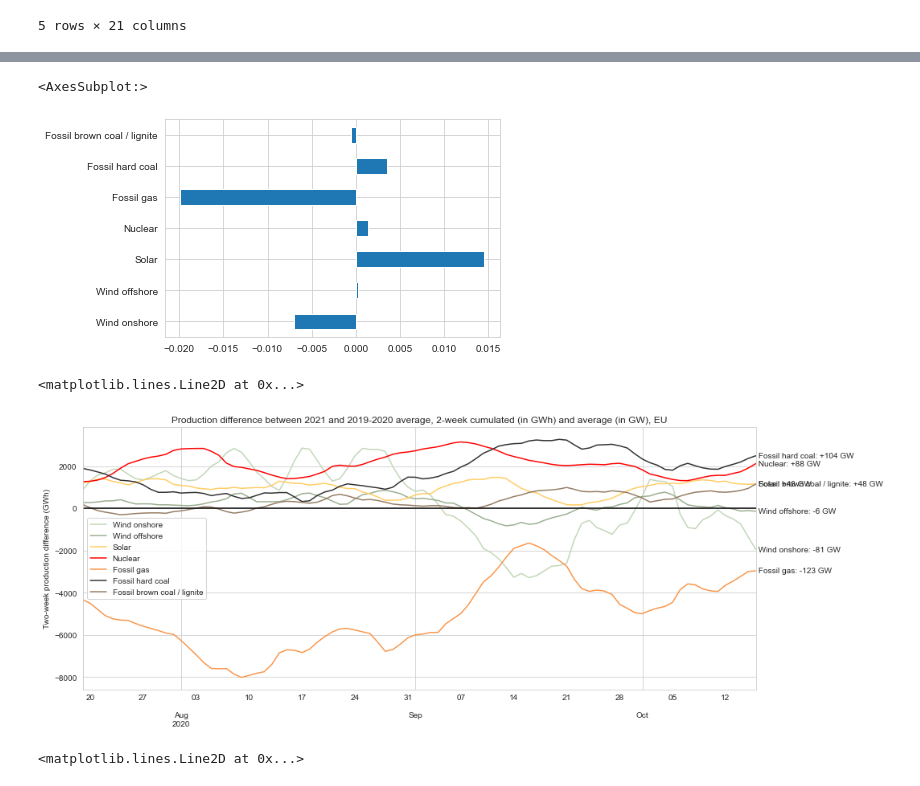
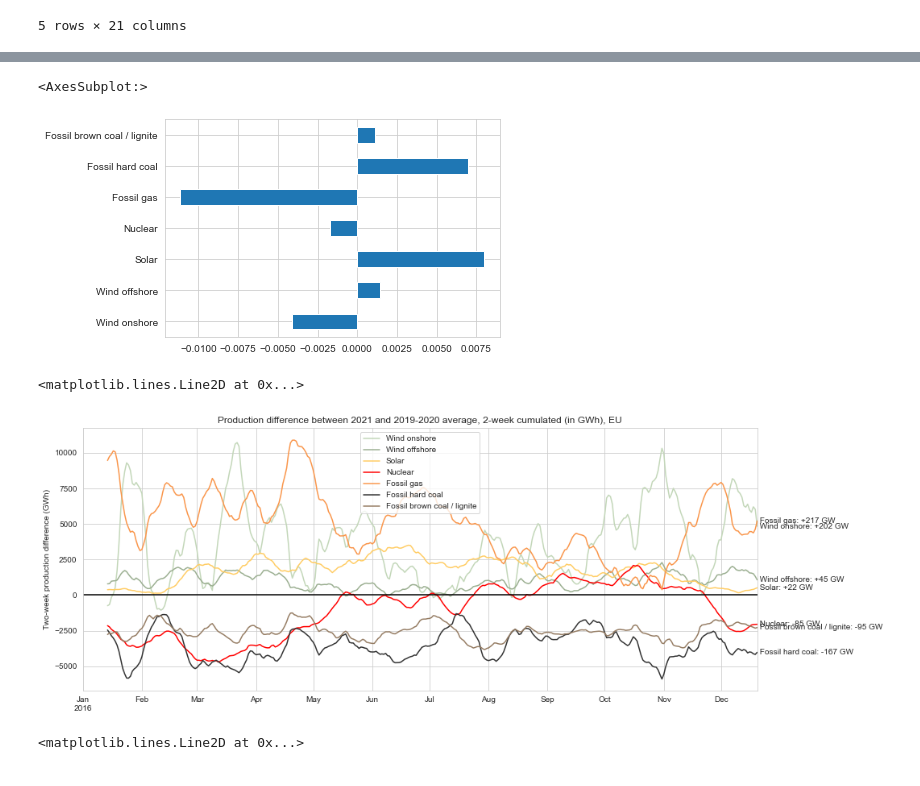
Before and after one commit to thomasgibon/energy-charts-remake, a Jupyter notebook: energy_charts.ipynb, the cells around one changed output, grey strips where cells are left out. Drawn from its saved outputs; the diff is of its cells as text; code cells hidden in the pictures.

```diff
--- a/energy_charts.ipynb
+++ b/energy_charts.ipynb
@@ -22,8 +23,8 @@ Pick country, year, and it plots the production (and load, if chosen).
 rolling=1 # rolling period (choose a multiple of 7 for best results)
 country='eu'
 
-prod_df_2015, load_df, colors_2015 = plot_prod(country=country, # country code
-                             year='2015',  # year
+prod_df_2016, load_df, colors_2016 = get_prod(country=country, # country code
+                             year='2016',  # year
                              display=False, # display chart (or just save data)
                              load=True,    # show load
                              cumul=False,  # cumulative
@@ -38,7 +39,7 @@ prod_df_2015, load_df, colors_2015 = plot_prod(country=country, # country code
 #                              rolling=rolling,   # rolling average, in timesteps
 #                              lang='en')    # language
 
-prod_df_2019, load_df, colors_2019 = plot_prod(country=country, # country code
+prod_df_2019, load_df, colors_2019 = get_prod(country=country, # country code
                              year='2019',  # year
                              display=False, # display chart (or just save data)
                              load=True,    # show load
@@ -46,7 +47,7 @@ prod_df_2019, load_df, colors_2019 = plot_prod(country=country, # country code
                              rolling=rolling,   # rolling average, in timesteps
                              lang='en')    # language
 
-prod_df_2020, load_df, colors_2020 = plot_prod(country=country, # country code
+prod_df_2020, load_df, colors_2020 = get_prod(country=country, # country code
                              year='2020',  # year
                              display=False, # display chart (or just save data)
                              load=True,    # show load
@@ -54,7 +55,7 @@ prod_df_2020, load_df, colors_2020 = plot_prod(country=country, # country code
                              rolling=rolling,   # rolling average, in timesteps
                              lang='en')    # language
 
-prod_df_2021, load_df, colors_2021 = plot_prod(country=country, # country code
+prod_df_2021, load_df, colors_2021 = get_prod(country=country, # country code
                              year='2021',  # year
                              display=True, # display chart (or just save data)
                              load=True,    # show load
@@ -145,0 +163,9 @@ ratio_sum[techs].plot.bar(stacked=True,
+# %%
+delta = (prod_df_2021.iloc[:355].set_index(prod_df_2016.iloc[:355].index)-prod_df_2016.iloc[:355])
+ax = delta.groupby(pd.Grouper(freq='Q')).sum().plot.bar(stacked=True,
+                        color=colors,
+                        figsize=(8,8),
+                        title='Quarterly production difference 2021 vs. 2016 mean, EU, data ENTSOE')
+ax.set_xticklabels(['Q1', 'Q2', 'Q3', 'Q4'])
+ax.set_ylabel('Total production, GWh')
+leg = plt.legend( loc = 'center left',bbox_to_anchor=(1.05, 0.5), )
@@ -148,30 +216,30 @@ ratio_sum[techs].plot.bar(stacked=True,
 share_diff_2021[techs].plot.barh(stacked=True)
 # %% [output]
 <AxesSubplot:>
-[figure, old version]
+[figure, new version]
 # %%
 # Some other tests
 fig, ax = plt.subplots(figsize=(15,6), facecolor='w')
-to_plot = delta[techs].rolling(14).sum().iloc[200:290,:]
+to_plot = delta[techs].rolling(14).sum()
 
 to_plot.plot(ax=ax,
-             title='Production difference between 2021 and 2019-2020 average, 2-week cumulated (in GWh) and average (in GW), EU',
+             title='Production difference between 2021 and 2019-2020 average, 2-week cumulated (in GWh), EU',
             color=colors)
 
 for c in to_plot:
     plt.text(to_plot.index[-1],
              to_plot[c][-1],
              f' {c}: {to_plot[c][-1]/(rolling*24):+.0f} GW',
             ha='left', va='center')
 
 ax.set_ylabel('Two-week production difference (GWh)')
 
 plt.axhline(1,color='k')
 
 # TODO: change the year from 2020 to 2021
 # %% [output]
 <matplotlib.lines.Line2D at 0x...>
-[figure, old version]
+[figure, new version]
 # %%
 fig, ax = plt.subplots(figsize=(15,6), facecolor='w')
 ratio.index = prod_df_2020.index
```
Also changed, not shown: parts of 36 cells of this notebook, 2 other files.
